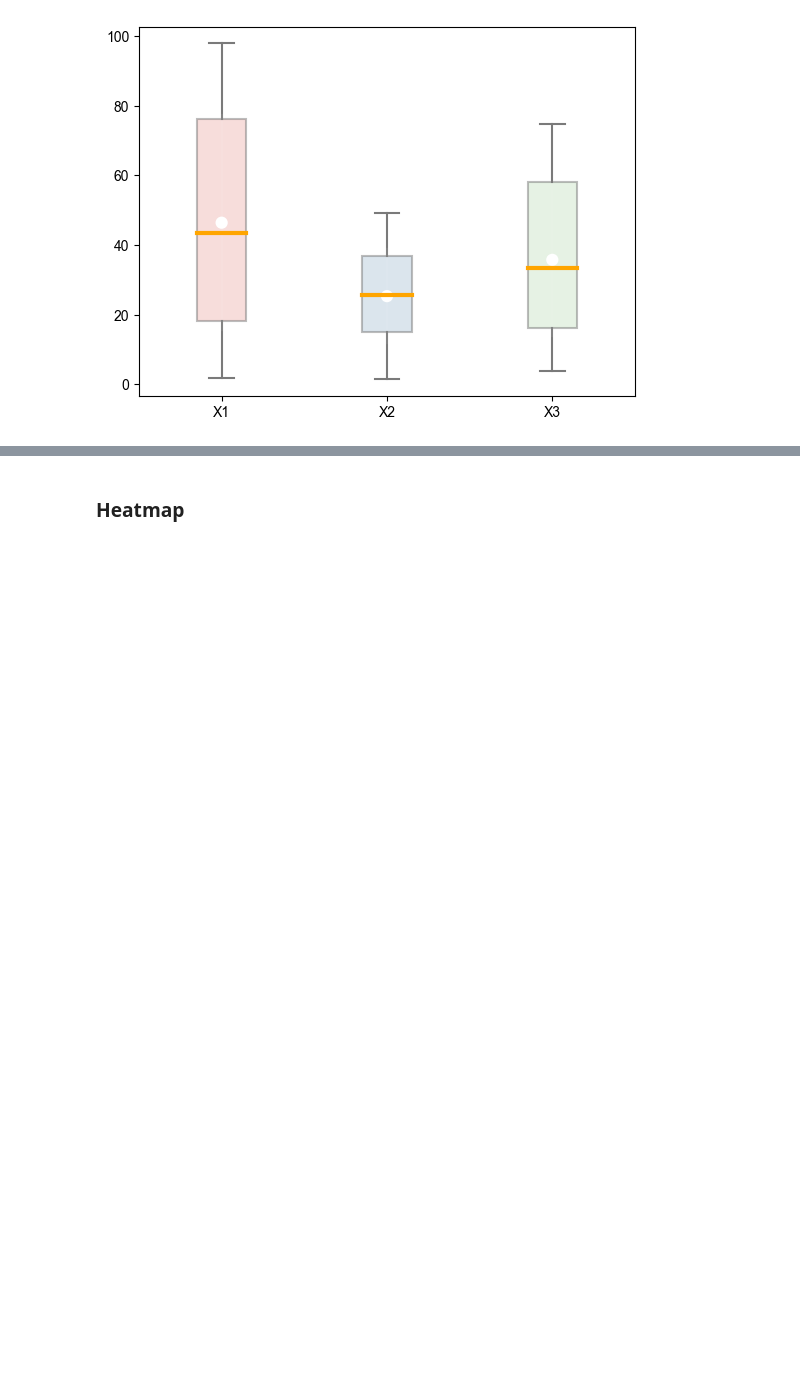
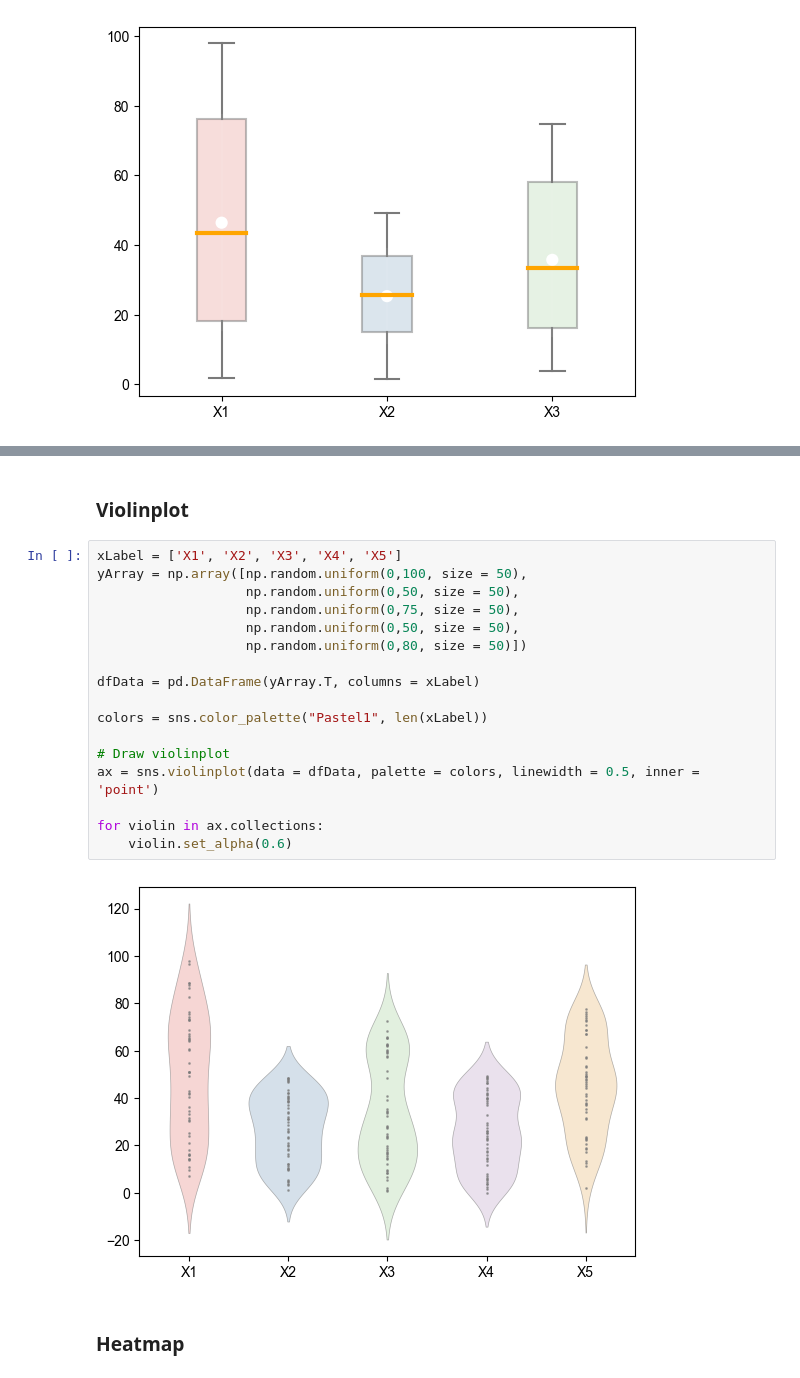
Before and after one commit to akim0919/Visualization, a Jupyter notebook: 2Dplot.ipynb, the cells around one changed output, grey strips where cells are left out. Cells and saved outputs as stored; diff of their text form; blank space fills up the shorter version.

```diff
--- a/2Dplot.ipynb
+++ b/2Dplot.ipynb
@@ -278,3 +402,24 @@ ax1 = sns.pointplot(data = dfData, estimator = np.mean, join = False, markers =
+# %% [markdown]
+### Violinplot
+# %%
+xLabel = ['X1', 'X2', 'X3', 'X4', 'X5']
+yArray = np.array([np.random.uniform(0,100, size = 50),
+                   np.random.uniform(0,50, size = 50),
+                   np.random.uniform(0,75, size = 50),
+                   np.random.uniform(0,50, size = 50),
+                   np.random.uniform(0,80, size = 50)])
+
+dfData = pd.DataFrame(yArray.T, columns = xLabel)
+
+colors = sns.color_palette("Pastel1", len(xLabel))
+
+# Draw violinplot
+ax = sns.violinplot(data = dfData, palette = colors, linewidth = 0.5, inner = 'point')
+
+for violin in ax.collections:
+    violin.set_alpha(0.6)
+# %% [output]
+[figure, added]
 # %% [markdown]
 ### Heatmap
 # %%
```
Also changed, not shown: parts of 8 cells of this notebook, 1 other file.
